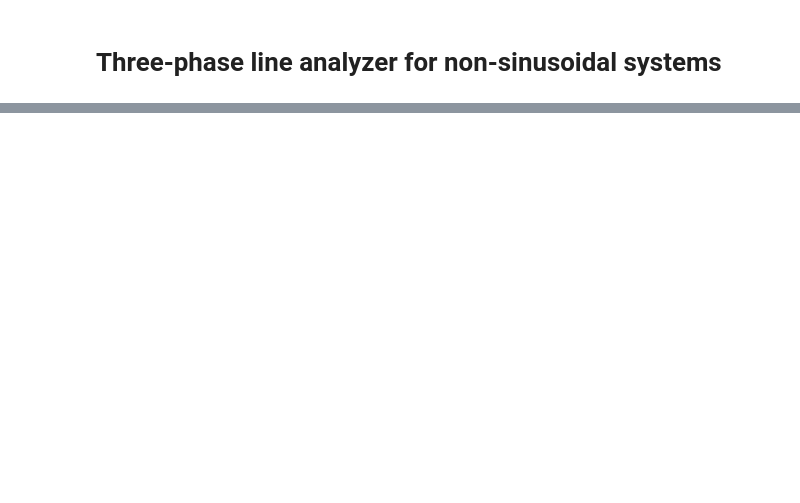
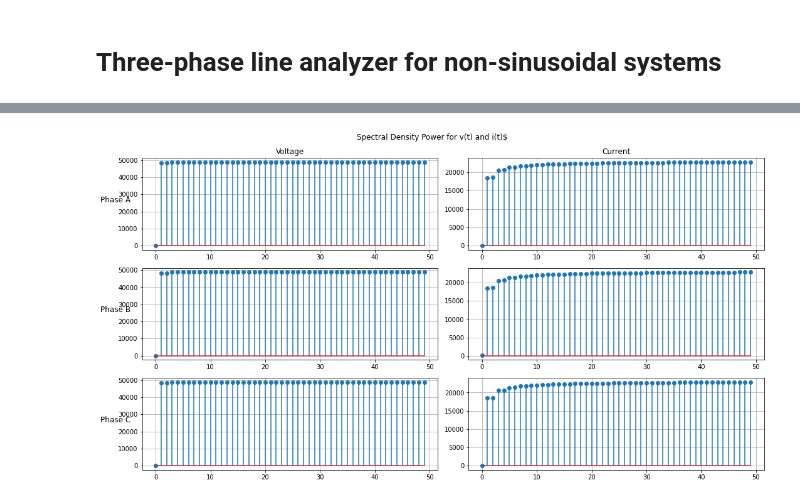
Before and after one commit to DnelZpt/line_analyzer, a Jupyter notebook: final_project.ipynb, the cells around one changed output, grey strips where cells are left out. Drawn from its saved outputs; the diff is of its cells as text; code cells hidden in the pictures; blank space fills up the shorter version.

Commit message:
spectral density of power

```diff
--- a/final_project.ipynb
+++ b/final_project.ipynb
@@ -87,4 +87,17 @@ def compareTHD(thd_value, signal):
     :return:
     """
     pass
+
+
+def spDens(norm_coefs):
+    """
+
+    :param norm_coefs:
+    :return:
+    """
+    norm_coefs = getCoeffs(norm_coefs)
+    p_coeffs = norm_coefs ** 2
+    dens = np.cumsum(p_coeffs)
+
+    return dens
 # %%
@@ -221,3 +241,46 @@ for ax, row in zip(axs[:, 0], row_labels):
+# %%
+# Spectral density power for each phase
+col_labels = ["Voltage", "Current"]
+row_labels = ["Phase A", "Phase B", "Phase C"]
+
+# Tension
+d_v1 = spDens(v1f_norm)
+d_v2 = spDens(v2f_norm)
+d_v3 = spDens(v3f_norm)
+
+# Currents
+d_i1 = spDens(i1f_norm)
+d_i2 = spDens(i2f_norm)
+d_i3 = spDens(i3f_norm)
+
+fig, axs = plt.subplots(3, 2, figsize=(15, 8))
+
+fig.suptitle("Spectral Density Power for v(t) and i(t)$", size='large')
+
+axs[0, 0].stem(d_v1)
+axs[0, 0].grid()
+axs[1, 0].stem(d_v2)
+axs[1, 0].grid()
+axs[2, 0].stem(d_v3)
+axs[2, 0].grid()
+
+axs[0, 1].stem(d_i1)
+axs[0, 1].grid()
+axs[1, 1].stem(d_i2)
+axs[1, 1].grid()
+axs[2, 1].stem(d_i3)
+axs[2, 1].grid()
+
+for ax, col in zip(axs[0], col_labels):
+    ax.set_title(col)
+
+for ax, row in zip(axs[:, 0], row_labels):
+    ax.set_ylabel(row, rotation=0, size='large')
+
+fig.tight_layout()
+plt.show()
+# %% [output]
+[figure, added]
 # %%
 # Lissajous Figures
 
```
Also changed, not shown: parts of 7 cells of this notebook.
